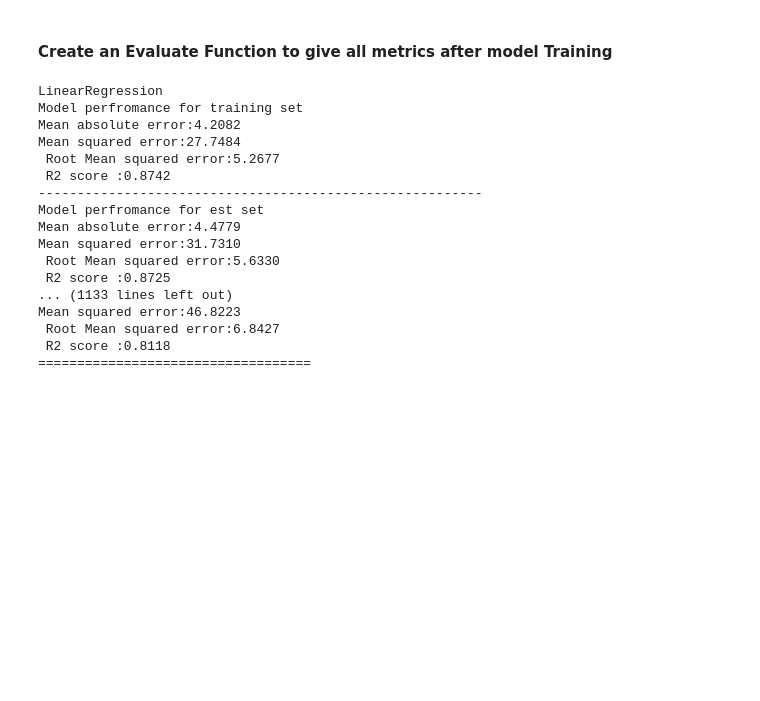
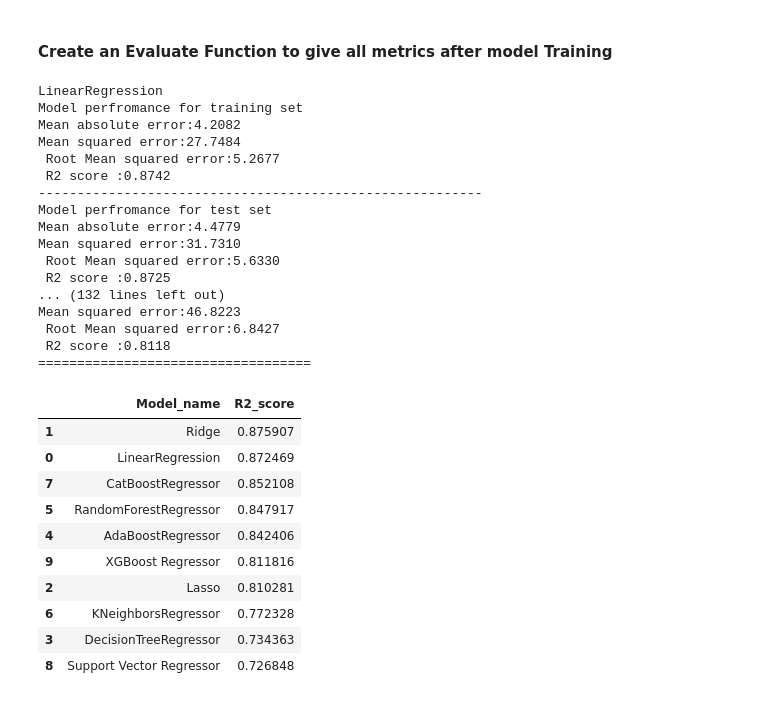
Before and after one commit to Shrimanthv/Student_Performance_Analysis, a Jupyter notebook: notebook/Model_training.ipynb, the cells around one changed output. Saved outputs shown, nothing was run; the diff lists cells and outputs as text; code cells hidden in the pictures; blank space fills up the shorter version.

```diff
--- a/notebook/Model_training.ipynb
+++ b/notebook/Model_training.ipynb
@@ -94,7 +94,7 @@ models={
     "RandomForestRegressor":RandomForestRegressor(),
     "DecisionTreeRegressor":DecisionTreeRegressor(),
     "KNeighborsRegressor": KNeighborsRegressor(),
-    "CatBoostRegressor":CatBoostRegressor(),
+    "CatBoostRegressor":CatBoostRegressor(verbose=False),
     "Support Vector Regressor":SVR(),
     "XGBoost Regressor":XGBRegressor()
 
@@ -147,13 +147,27 @@ Mean squared error:27.7484
  Root Mean squared error:5.2677
  R2 score :0.8742
 ---------------------------------------------------------
-Model perfromance for est set
+Model perfromance for test set
 Mean absolute error:4.4779
 Mean squared error:31.7310
  Root Mean squared error:5.6330
  R2 score :0.8725
-... (1133 lines left out)
+... (132 lines left out)
 Mean squared error:46.8223
  Root Mean squared error:6.8427
  R2 score :0.8118
 ===================================
+# %%
+pd.DataFrame(list(zip(model_list,r2_list)),columns=["Model_name","R2_score"]).sort_values(by=["R2_score"],ascending=False)
+# %% [output]
+|  | Model_name | R2_score |
+| 1 | Ridge | 0.875907 |
+| 0 | LinearRegression | 0.872469 |
+| 7 | CatBoostRegressor | 0.852108 |
+| 5 | RandomForestRegressor | 0.847917 |
+| 4 | AdaBoostRegressor | 0.842406 |
+| 9 | XGBoost Regressor | 0.811816 |
+| 2 | Lasso | 0.810281 |
+| 6 | KNeighborsRegressor | 0.772328 |
+| 3 | DecisionTreeRegressor | 0.734363 |
+| 8 | Support Vector Regressor | 0.726848 |
```
Also changed, not shown: parts of 4 cells of this notebook, 5 other files.
